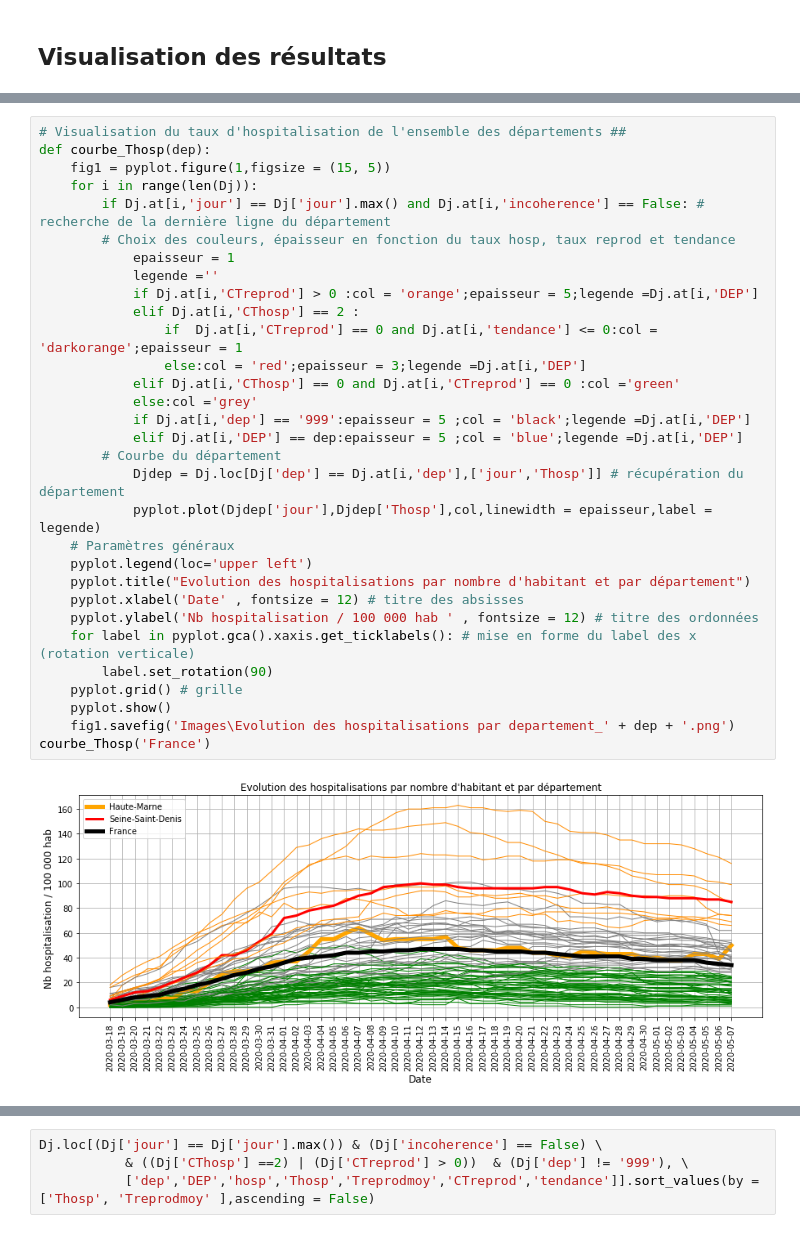
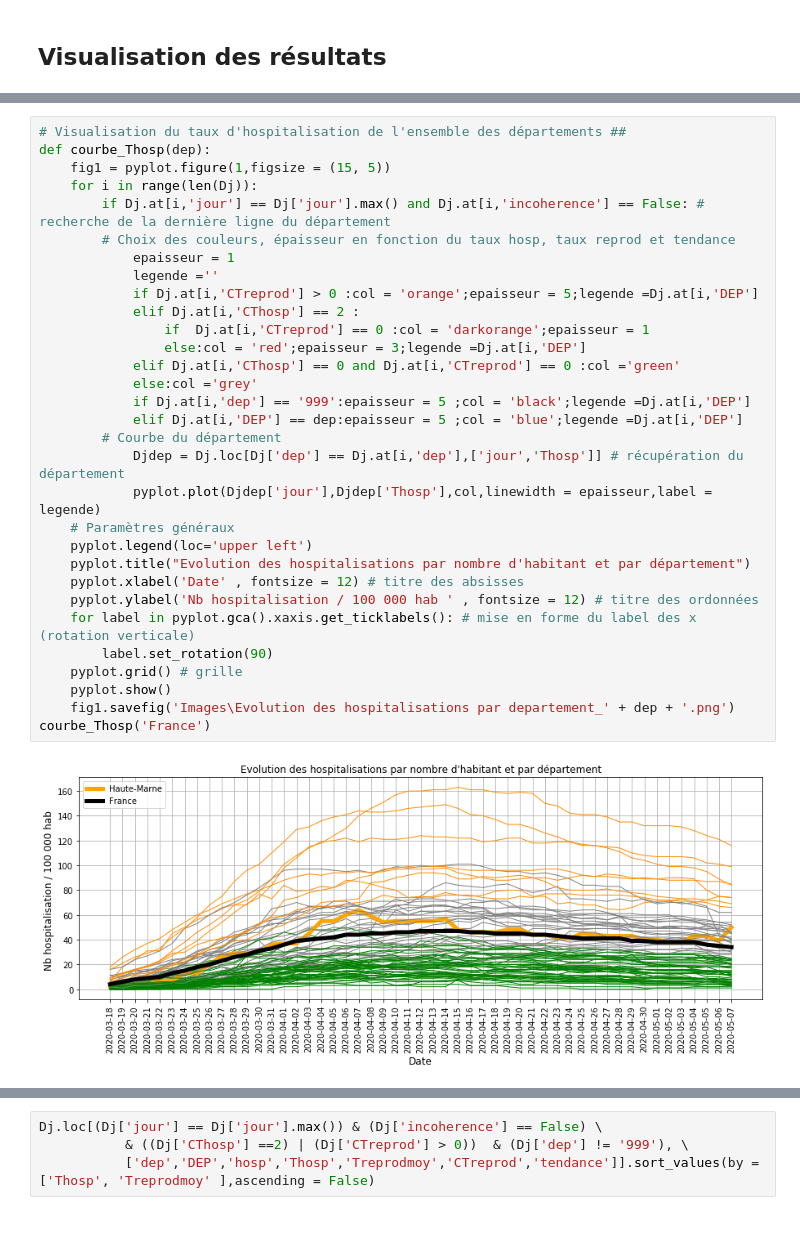
Before and after one commit to smarcovici/Covid_19, a Jupyter notebook: Analyse_confinement/Evolution_confinement.ipynb, the cells around one changed output, grey strips where cells are left out. Saved outputs shown, nothing was run; the diff lists cells and outputs as text.

```diff
--- a/Analyse_confinement/Evolution_confinement.ipynb
+++ b/Analyse_confinement/Evolution_confinement.ipynb
@@ -209,34 +207,34 @@ Dj.loc[:,'CTreprod'] = intensite[model.labels_]
 # Visualisation du taux d'hospitalisation de l'ensemble des départements ##
 def courbe_Thosp(dep):
     fig1 = pyplot.figure(1,figsize = (15, 5))
     for i in range(len(Dj)):
         if Dj.at[i,'jour'] == Dj['jour'].max() and Dj.at[i,'incoherence'] == False: # recherche de la dernière ligne du département
         # Choix des couleurs, épaisseur en fonction du taux hosp, taux reprod et tendance
             epaisseur = 1
             legende =''
             if Dj.at[i,'CTreprod'] > 0 :col = 'orange';epaisseur = 5;legende =Dj.at[i,'DEP']
             elif Dj.at[i,'CThosp'] == 2 :
-                if  Dj.at[i,'CTreprod'] == 0 and Dj.at[i,'tendance'] <= 0:col = 'darkorange';epaisseur = 1
+                if  Dj.at[i,'CTreprod'] == 0 :col = 'darkorange';epaisseur = 1
                 else:col = 'red';epaisseur = 3;legende =Dj.at[i,'DEP']
             elif Dj.at[i,'CThosp'] == 0 and Dj.at[i,'CTreprod'] == 0 :col ='green'
             else:col ='grey'
             if Dj.at[i,'dep'] == '999':epaisseur = 5 ;col = 'black';legende =Dj.at[i,'DEP']
             elif Dj.at[i,'DEP'] == dep:epaisseur = 5 ;col = 'blue';legende =Dj.at[i,'DEP']
         # Courbe du département
             Djdep = Dj.loc[Dj['dep'] == Dj.at[i,'dep'],['jour','Thosp']] # récupération du département
             pyplot.plot(Djdep['jour'],Djdep['Thosp'],col,linewidth = epaisseur,label = legende)
     # Paramètres généraux
     pyplot.legend(loc='upper left')
     pyplot.title("Evolution des hospitalisations par nombre d'habitant et par département")
     pyplot.xlabel('Date' , fontsize = 12) # titre des absisses
     pyplot.ylabel('Nb hospitalisation / 100 000 hab ' , fontsize = 12) # titre des ordonnées
     for label in pyplot.gca().xaxis.get_ticklabels(): # mise en forme du label des x (rotation verticale)
         label.set_rotation(90)
     pyplot.grid() # grille
     pyplot.show()
     fig1.savefig('Images\Evolution des hospitalisations par departement_' + dep + '.png')
 courbe_Thosp('France')
 # %% [output]
-[figure, old version]
+[figure, new version]
 # %% [markdown]
 ### Tableau détaillé des départements critiques
```
Also changed, not shown: parts of 14 cells of this notebook, 10 other files.
